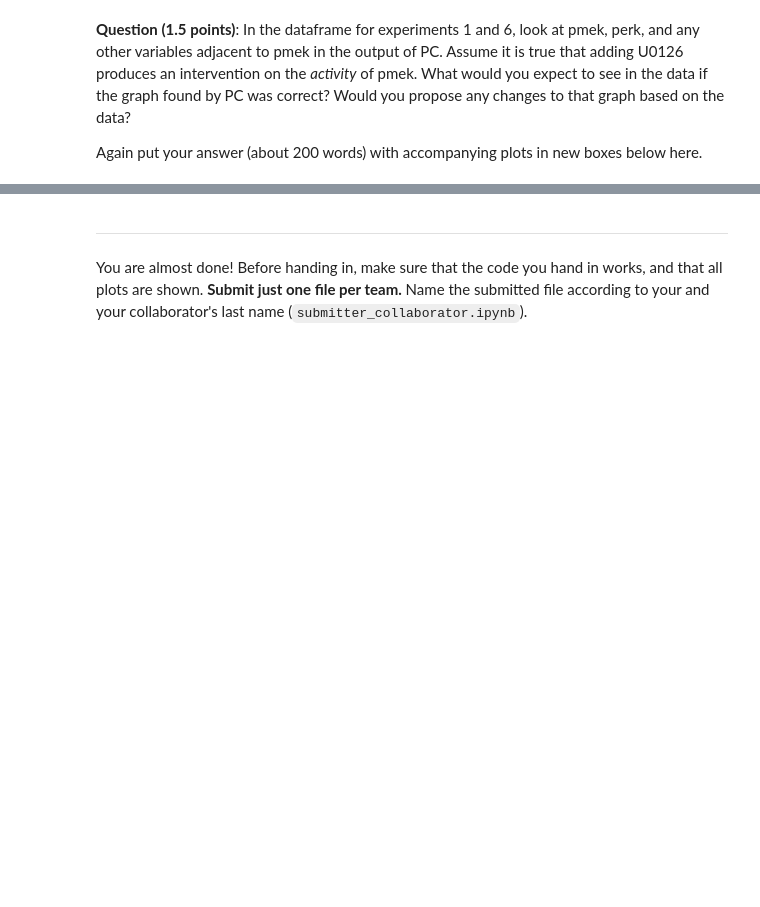
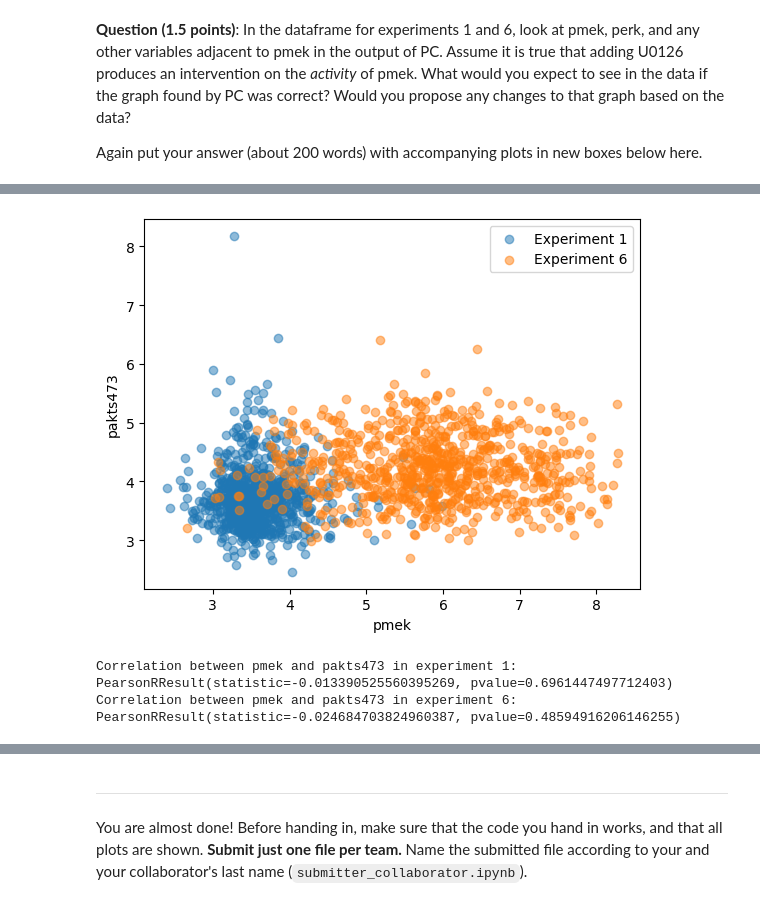
Before and after one commit to alexocayanez/AML_assignments, a Jupyter notebook: Ass 4/AML_assignment4.ipynb, the cells around one changed output, grey strips where cells are left out. Cells and saved outputs as stored; diff of their text form; code cells hidden in the pictures; blank space fills up the shorter version.

```diff
--- a/Ass 4/AML_assignment4.ipynb
+++ b/Ass 4/AML_assignment4.ipynb
@@ -467,0 +444,6 @@ plt.show()
+# %%
+plot_correlation_between(exp_1_and_6, 'pmek', 'pakts473', 1, 6)
+# %% [output]
+[figure, added]
+Correlation between pmek and pakts473 in experiment 1: PearsonRResult(statistic=-0.013390525560395269, pvalue=0.6961447497712403)
+Correlation between pmek and pakts473 in experiment 6: PearsonRResult(statistic=-0.024684703824960387, pvalue=0.48594916206146255)
```
Also changed, not shown: parts of 11 cells of this notebook.
